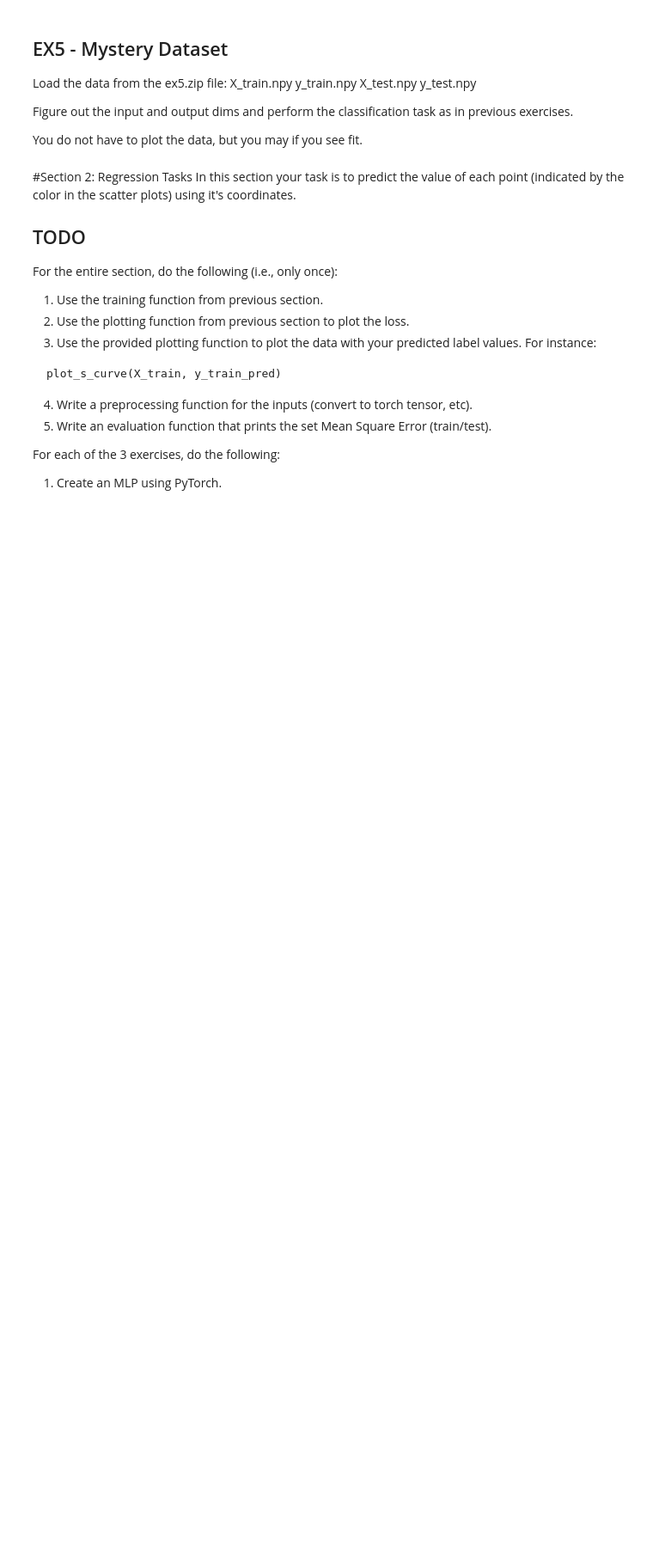
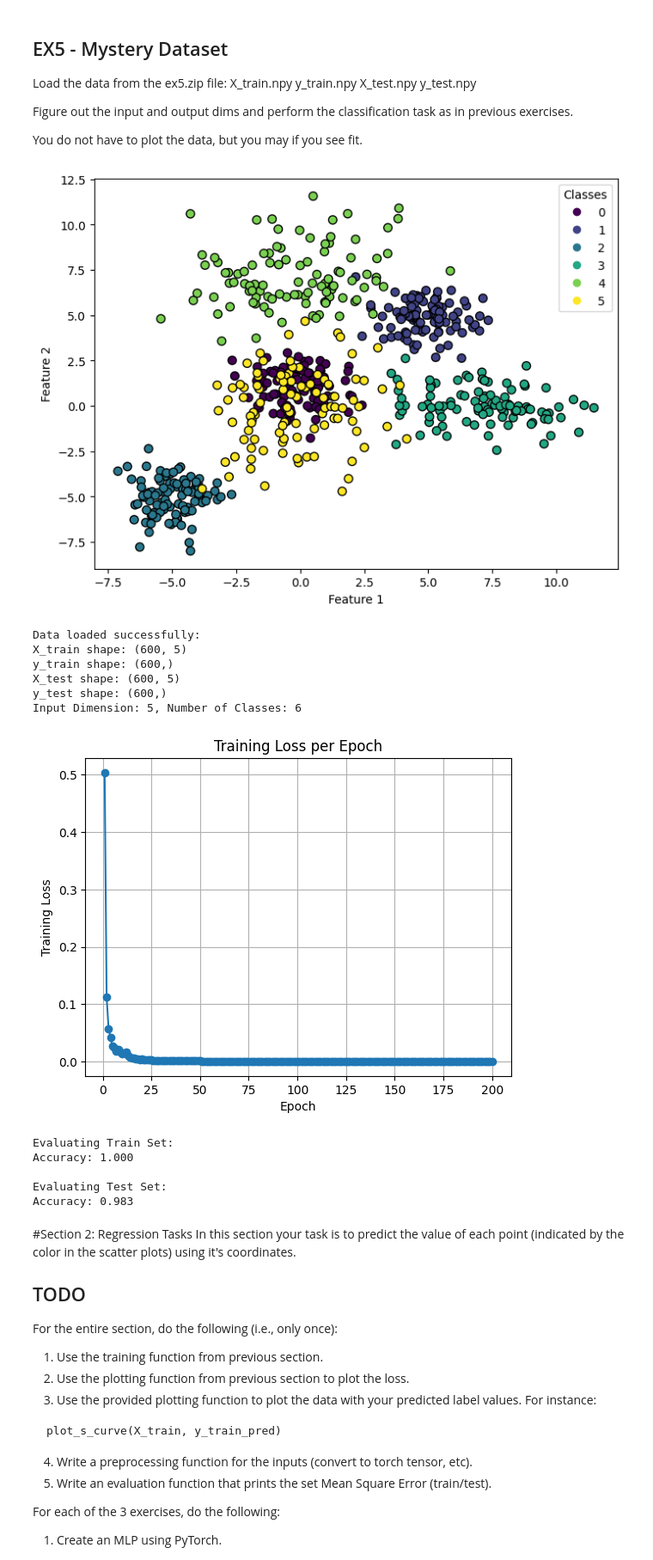
Before and after one commit to billetr/deep-learning-assignment1, a Jupyter notebook: 3functions.ipynb, the cells around one changed output. Shown at 86% size. Cells and saved outputs as stored; diff of their text form; code cells hidden in the pictures; blank space fills up the shorter version.

```diff
--- a/3functions.ipynb
+++ b/3functions.ipynb
@@ -674,3 +682,80 @@ You do not have to plot the data, but you may if you see fit.
+# %%
+### Your code goes here ####
+
+### load dumpy array using np.load()
+## Load numpy arrays directly from the current directory.
+# No need for zipfile if files are already extracted
+
+X_train = np.load('X_train.npy')
+y_train = np.load('y_train.npy')
+X_test = np.load('X_test.npy')
+y_test = np.load('y_test.npy')
+
+plot_data(X_train, y_train)
+
+print("Data loaded successfully:")
+print(f"X_train shape: {X_train.shape}")
+print(f"y_train shape: {y_train.shape}")
+print(f"X_test shape: {X_test.shape}")
+print(f"y_test shape: {y_test.shape}")
+
+
+
+
+
+### Figure out the data dimensions and Preprocessing
+input_dim = X_train.shape[1]
+num_classes = len(np.unique(y_train))
+print(f"Input Dimension: {input_dim}, Number of Classes: {num_classes}")
+
+## Preprocessing (using your defined preprocess function)
+train_loader, test_loader, input_dim, num_classes = preprocess(X_train, y_train, X_test, y_test)
+
+### Init and train model. Report Accuracy
+# 1. Model Definition
+class MLP(nn.Module):
+    def __init__(self, input_dim, hidden_dim, num_classes):
+        super(MLP, self).__init__()
+        self.layer1 = nn.Linear(input_dim, hidden_dim)
+        self.activation = nn.ReLU()
+        self.layer2 = nn.Linear(hidden_dim, num_classes)
+    def forward(self, x):
+        out = self.layer1(x)
+        out = self.activation(out)
+        out = self.layer2(out)
+        return out
+model = MLP(input_dim=input_dim, hidden_dim=128, num_classes=num_classes)
+
+# 2. Training Setup
+criterion = nn.CrossEntropyLoss()
+optimizer = optim.Adam(model.parameters(), lr=0.01)
+
+# 3. Train the Model
+model, losses = train_model(model, train_loader, criterion, optimizer, num_epochs=200)
+
+# 4. Plot Training Loss
+plot_training_loss(losses)
+
+# 5. Evaluation and Plotting
+print("Evaluating Train Set:")
+train_acc = evaluate_accuracy(model, train_loader)
+
+print("\nEvaluating Test Set:")
+test_acc = evaluate_accuracy(model, test_loader)
+# %% [output]
+[figure, added]
+Data loaded successfully:
+X_train shape: (600, 5)
+y_train shape: (600,)
+X_test shape: (600, 5)
+y_test shape: (600,)
+Input Dimension: 5, Number of Classes: 6
+[figure, added]
+Evaluating Train Set:
+Accuracy: 1.000
+
+Evaluating Test Set:
+Accuracy: 0.983
 # %% [markdown]
 #Section 2: Regression Tasks
 In this section your task is to predict the value of each point (indicated by the color in the scatter plots) using it's coordinates.
```
Also changed, not shown: parts of 9 cells of this notebook.
